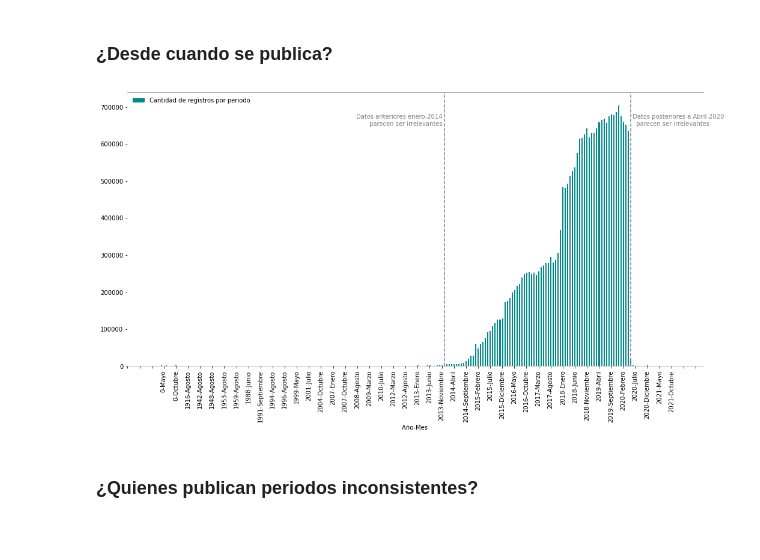
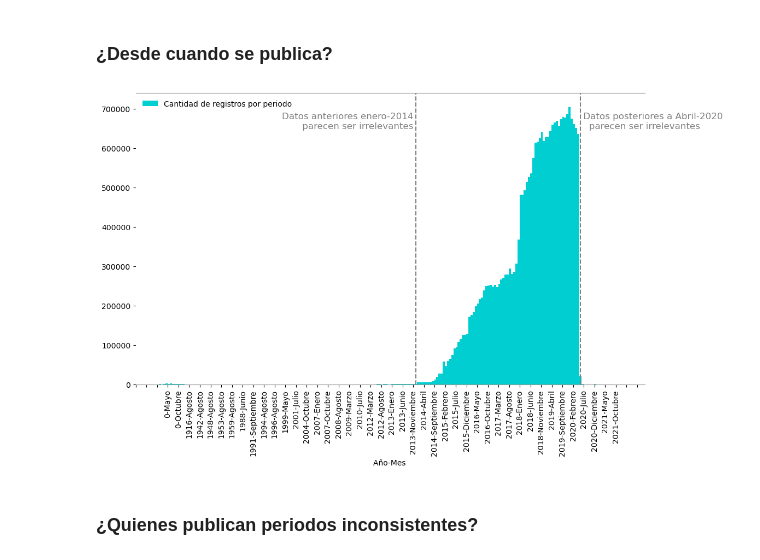
Before and after one commit to josemoragonzalez/PublicEmployment, a Jupyter notebook: informe.ipynb, the cells around one changed output. Saved outputs shown, nothing was run; the diff lists cells and outputs as text; code cells hidden in the pictures; blank space fills up the shorter version.

```diff
--- a/informe.ipynb
+++ b/informe.ipynb
@@ -126,39 +126,41 @@ cnxn.close()
 # %%
 import matplotlib.pyplot as plt
 import numpy as np
+plt.style.use('fast')
 
 y = df2['Cantidad de registros']
 x = df2['mesAño']
 
-fig, ax = plt.subplots(figsize=(14,7))
+fig, ax = plt.subplots(figsize=(10,6))
 plt.xticks(rotation=90)
 plt.tight_layout()
-plt.bar(x, y, width=0.5, color='darkcyan')
+plt.bar(x, y, width=1, color='darkturquoise')
 stepsize = 5
 start, end = ax.get_xlim()
 ax.xaxis.set_ticks(np.arange(start, end, stepsize))
 ax.set_xlabel('Año-Mes ')
 
 # color de los ejes
 ax.spines['bottom'].set_color('#999')
 ax.spines['top'].set_color('#999')
 ax.spines['right'].set_color('white')
 ax.spines['left'].set_color('white')
 ax.legend(['Cantidad de registros por periodo'], loc = 'upper left', shadow = False, edgecolor = 'white')
 
 plt.text(df2['mesAño'][df2[df2['mesAño'] == '2013-Diciembre'].index.values[0]], 650000,\
          'Datos anteriores enero-2014 \n parecen ser irrelevantes ', color = 'grey',\
-        horizontalalignment='right')
+        horizontalalignment='right', fontsize=12)
 
 plt.text(df2['mesAño'][df2[df2['mesAño'] == '2020-Mayo'].index.values[0]], 650000,\
          ' Datos posteriores a Abril-2020\n   parecen ser irrelevantes', color = 'grey',\
-        horizontalalignment='left')
+        horizontalalignment='left', fontsize=12)
 
 ax.axvline(x='2013-Diciembre', color = 'grey', ls = '--')
 ax.axvline(x='2020-Mayo', color = 'grey', ls = '--')
+plt.savefig('fig1.png')
 plt.show()
 # %% [output]
-[figure, old version]
+[figure, new version]
 # %% [markdown]
 ### ¿Quienes publican periodos inconsistentes?
 # %%
```
Also changed, not shown: parts of 72 cells of this notebook, 18 other files.
